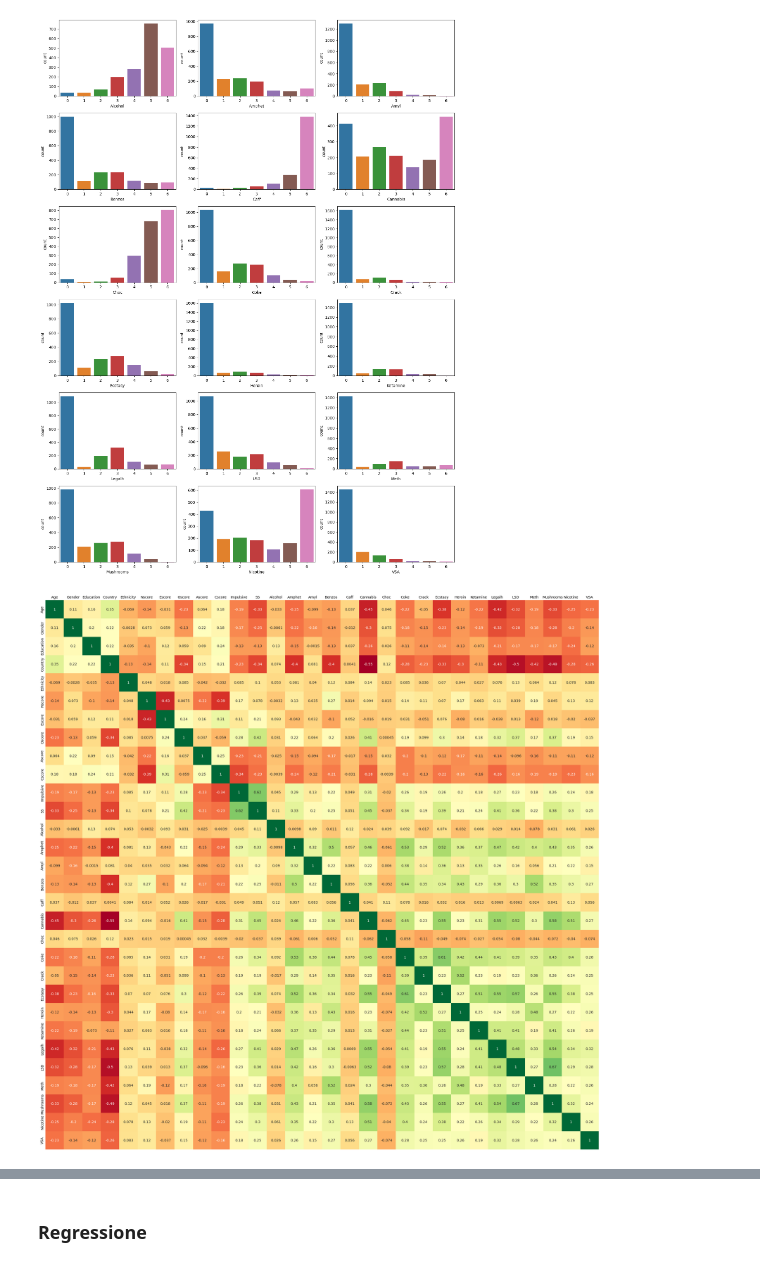
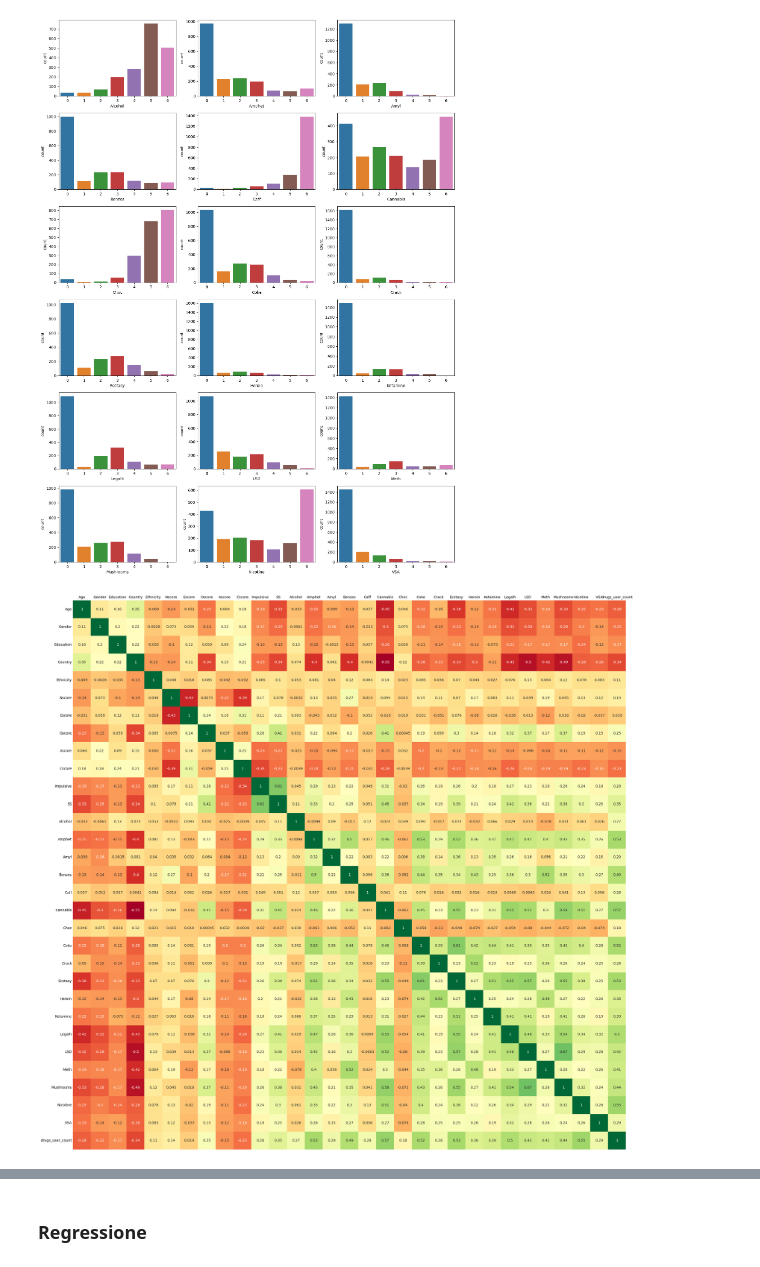
Before and after one commit to Wornairz/UniCT, a Jupyter notebook: FAD/fad_project.ipynb, the cells around one changed output, grey strips where cells are left out. Saved outputs shown, nothing was run; the diff lists cells and outputs as text; code cells hidden in the pictures.

```diff
--- a/FAD/fad_project.ipynb
+++ b/FAD/fad_project.ipynb
@@ -127,3 +130,9 @@ Dato che gli algoritmi lavorano meglio con i numeri interi piuttosto che con le
 # %%
 #convert classes into integer
 data[drugs_labels] = data[drugs_labels].apply(lambda c: c.map(lambda x: int(x.lstrip('CL'))), axis=1)
+# %%
+for drug in drugs_labels:
+    col_name = f'{drug}_user'
+    data.insert(data.columns.get_loc(f'{drug}')+1, col_name, data[drug].isin([5, 6]).astype(int))
+
+data
@@ -129,0 +153,6 @@ data[drugs_labels] = data[drugs_labels].apply(lambda c: c.map(lambda x: int(x.ls
+# %%
+drugs_columns  = [col for col in data.columns if any(col == drug_name + '_user' for drug_name in drugs_labels)]
+# Aggiunta di una nuova colonna 'NumeroDroghe' al DataFrame
+data['drugs_user_count'] = data[drugs_columns].sum(axis=1)
+
+data['drugs_user_count']
@@ -161,10 +203,12 @@ plt.show()
 # %%
 f, ax = plt.subplots(figsize=(28, 28))
 
-sns.heatmap(data.drop('ID', axis=1).corr(), cmap = 'RdYlGn', annot=True, cbar=False)
+columns_to_remove = [col for col in data.columns if any(col == label + '_user' for label in drugs_labels)]
+columns_to_remove.append('ID')
+sns.heatmap(data.drop(columns=columns_to_remove, axis=1).corr(), cmap = 'RdYlGn', annot=True, cbar=False)
 ax.tick_params(length=0)
 ax.xaxis.set_ticks_position('top')
 ax.xaxis.set_label_position('top')
 plt.show()
 # %% [output]
-[figure, old version]
+[figure, new version]
```
Also changed, not shown: parts of 18 cells of this notebook.
